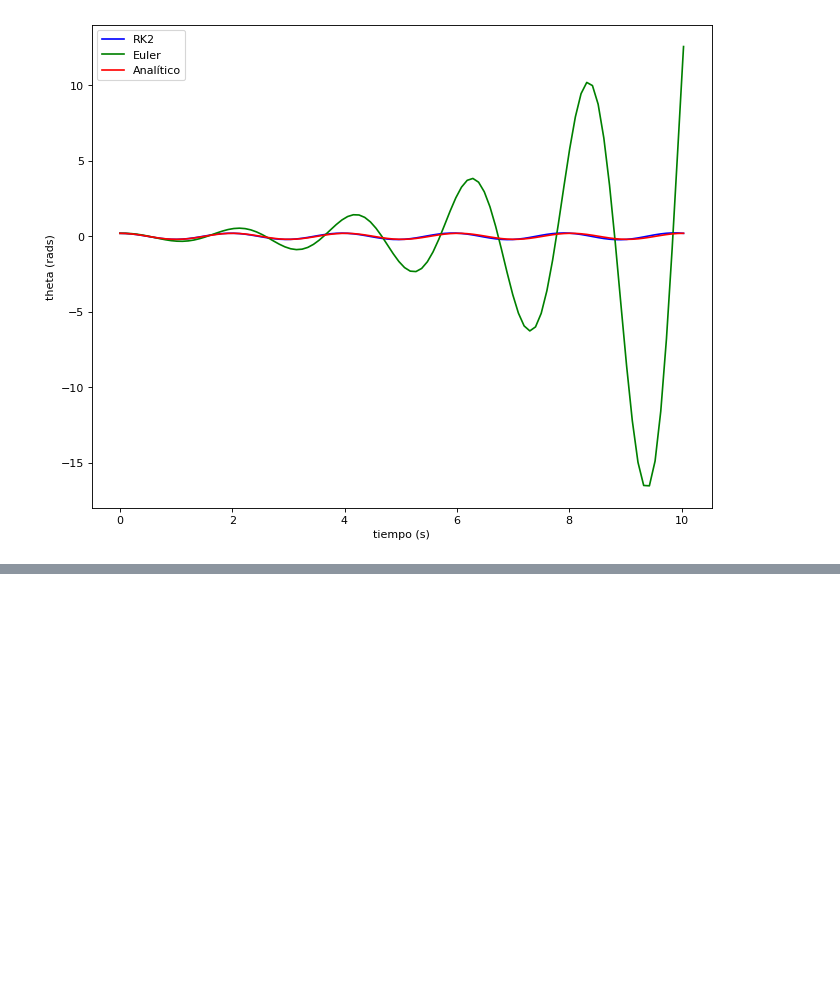
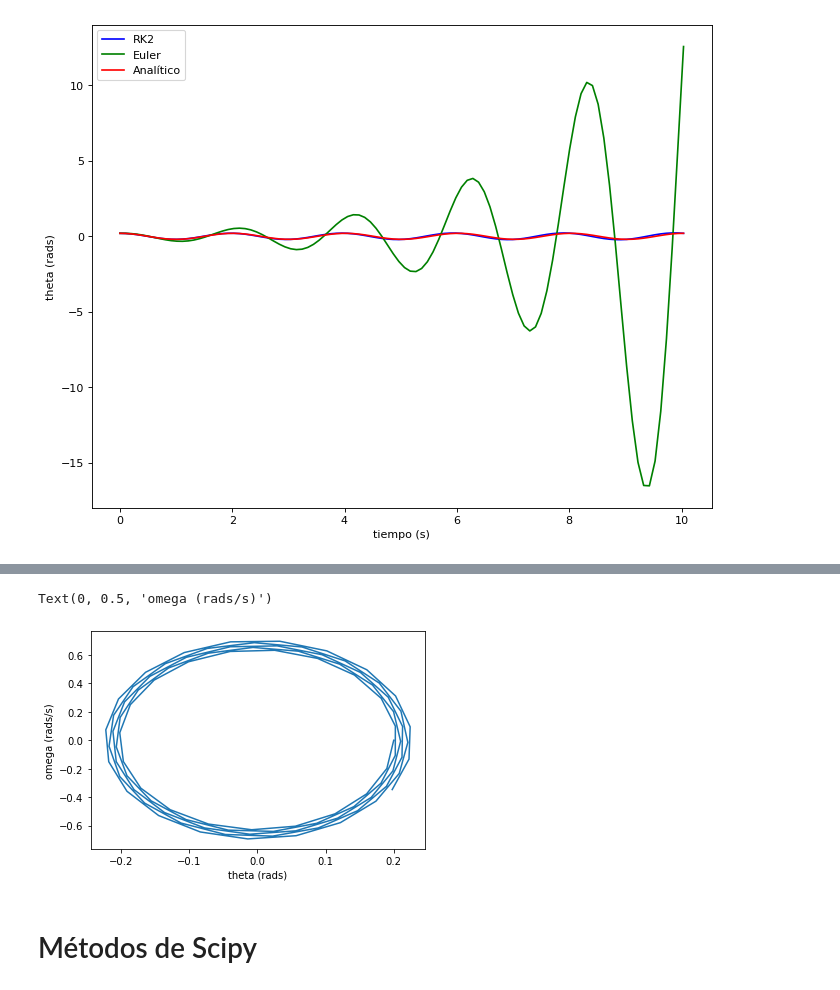
Before and after one commit to jesusigarmor/Matematicas-computacionales-fall2020, a Jupyter notebook: alumnos/anacris2802/EjerciciosClase.ipynb, the cells around one changed output, grey strips where cells are left out. Saved outputs shown, nothing was run; the diff lists cells and outputs as text; code cells hidden in the pictures; blank space fills up the shorter version.

```diff
--- a/alumnos/anacris2802/EjerciciosClase.ipynb
+++ b/alumnos/anacris2802/EjerciciosClase.ipynb
@@ -858,0 +867,9 @@ plt.legend(loc='best')
+# %%
+plt.plot(p2.theta(), p2.omega())
+plt.xlabel("theta (rads)")
+plt.ylabel("omega (rads/s)")
+# %% [output]
+Text(0, 0.5, 'omega (rads/s)')
+[figure, added]
+# %% [markdown]
+# Métodos de Scipy
```
Also changed, not shown: parts of 24 cells of this notebook.
